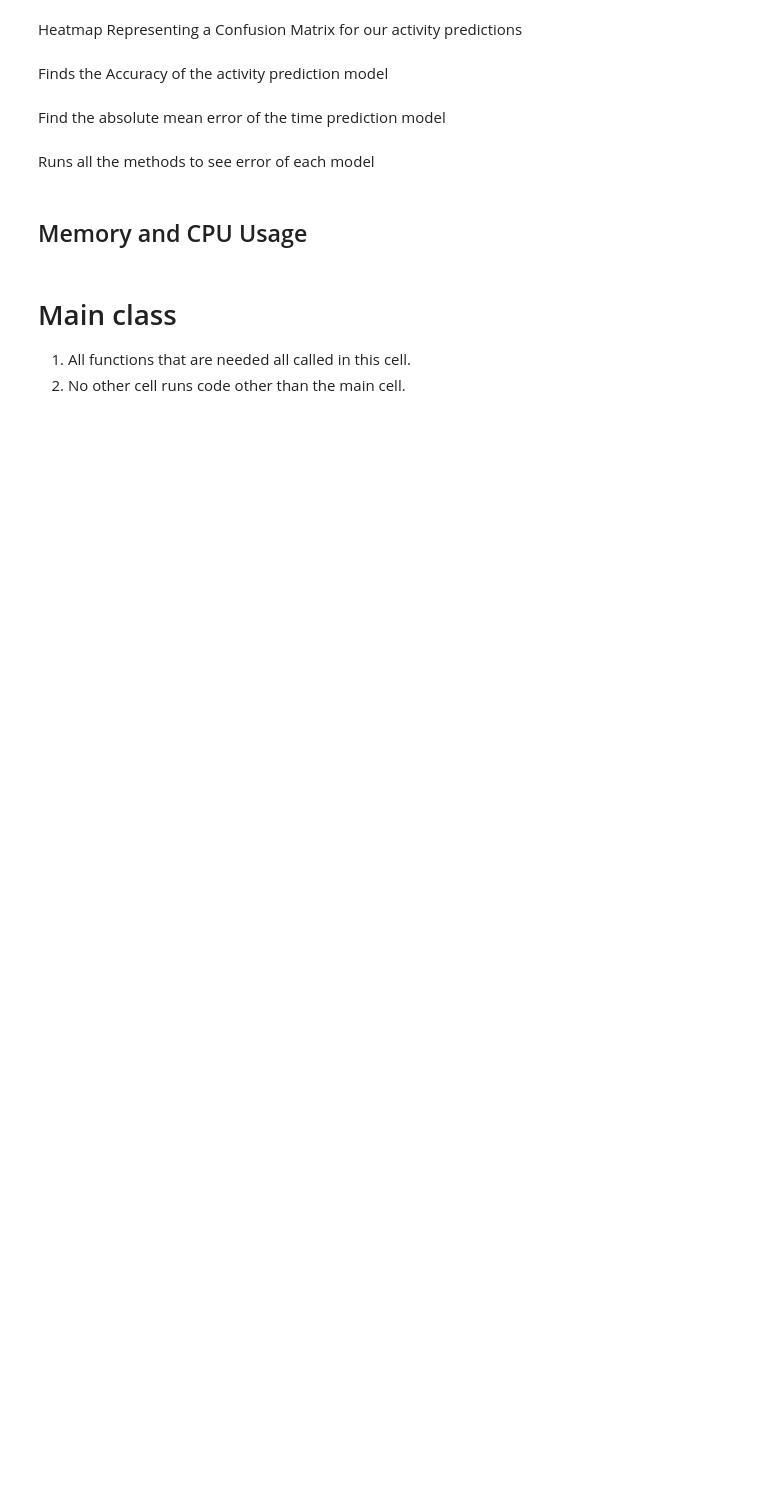
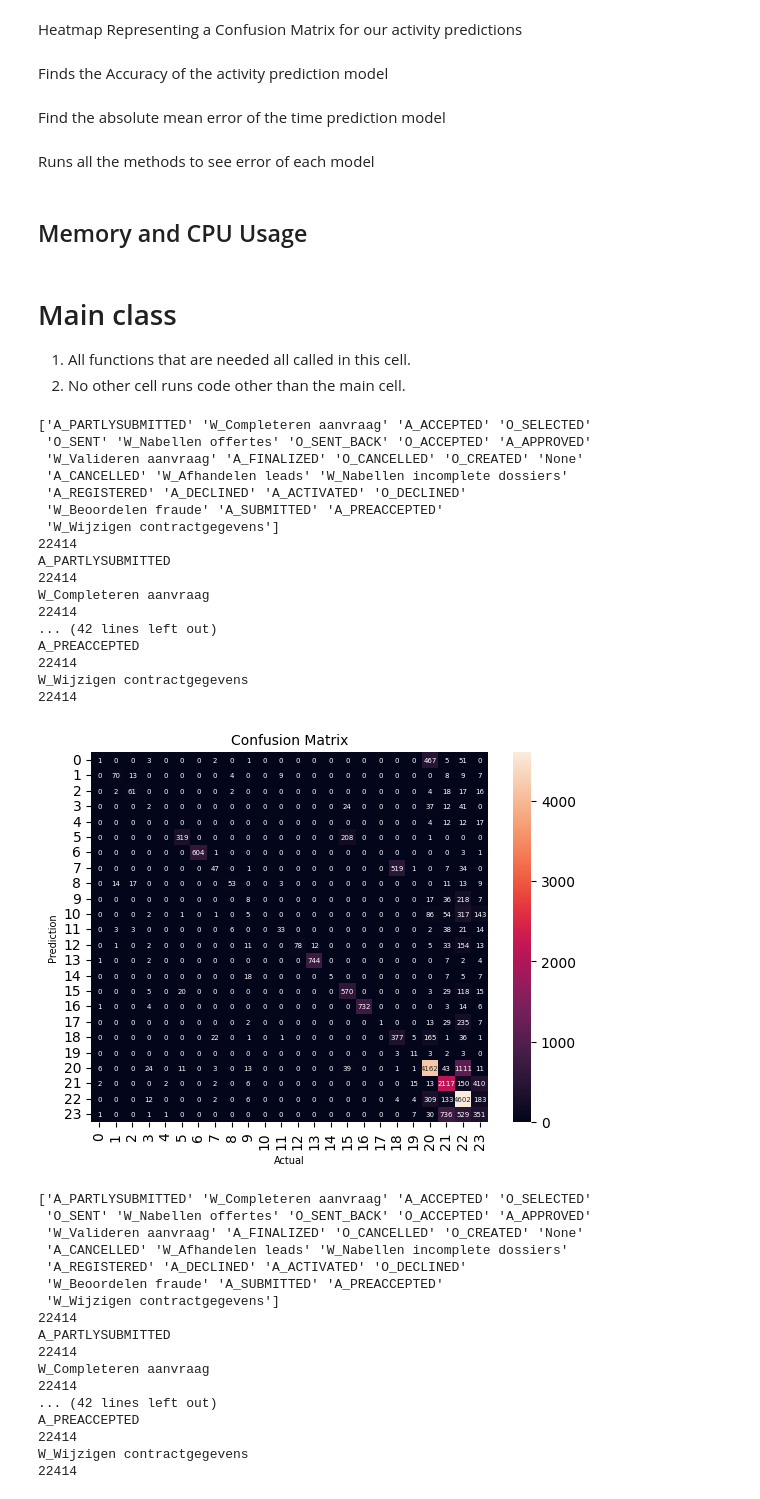
Before and after one commit to yuhsuanlintue/2IOI0_G6, a Jupyter notebook: Jnote.ipynb, the cells around one changed output. Drawn from its saved outputs; the diff is of its cells as text; code cells hidden in the pictures; blank space fills up the shorter version.

Commit message:
Trying to fix heatmap

```diff
--- a/Jnote.ipynb
+++ b/Jnote.ipynb
@@ -639,6 +639,19 @@ def root_mean_square_error(df, prediction_time):
     print(f'RMS = {rms:.1f}')
 # %% [markdown]
 Heatmap Representing a Confusion Matrix for our activity predictions
+# %%
+def get_amount_activity(df, prediction_activity):
+    event_names = pd.read_csv('db/aggregation_encoding_train.csv')
+    event_names = event_names['ground_truth_activity'].unique()
+    event_names[13] = 'None'
+    df['error_activity'] = df['ground_truth_activity'] == df[prediction_activity]
+    print(df['error_activity'].size)
+    for x in event_names:
+        print(x)
+        df[x] = df['event concept:name'] == x
+        df[x + 'correct pred'] = df[x] == df['error_activity']
+        correct_predictions = df[x + 'correct pred'].count()
+        print(correct_predictions)
 # %%
 def error_visualisation_activity(df, prediction_activity):
     cm = confusion_matrix(df['ground_truth_activity'], df[prediction_activity])
@@ -671,10 +684,11 @@ Runs all the methods to see error of each model
 def error_model(predictor_path, prediction_activity, prediction_time):
     df_error_model = pd.read_csv(predictor_path)
     df_error_model = df_error_model.fillna('None')
-    error_activity(df_error_model, prediction_activity)
-    error_time(df_error_model, prediction_time)
-    root_mean_square_error(df_error_model, prediction_time)
-    error_visualisation_time(df_error_model, prediction_time)
+    # error_activity(df_error_model, prediction_activity)
+    # error_time(df_error_model, prediction_time)
+    # root_mean_square_error(df_error_model, prediction_time)
+    # error_visualisation_time(df_error_model, prediction_time)
+    get_amount_activity(df_error_model, prediction_activity)
     error_visualisation_activity(df_error_model, prediction_activity)
 # %% [markdown]
 ## Memory and CPU Usage
@@ -690,8 +704,44 @@ def check_memory_cpu() :
 # %%
 # naive_estimators()
 # mode_estimators()
 # write_aggregation()
 # regression_estimator()
-decision_tree_estimator()
-# error_model('db/S3_Regression_Estimator.csv', 'S_3_activities', 'S_3_time')
-# error_model('db/S2_Aggregation_Estimator.csv', 'S_2_Activity', 'S_2_Time')
+# decision_tree_estimator()
+error_model('db/S3_Regression_Estimator.csv', 'S_3_activities', 'S_3_time')
+error_model('db/S2_Aggregation_Estimator.csv', 'S_2_Activity', 'S_2_Time')
+# %% [output]
+['A_PARTLYSUBMITTED' 'W_Completeren aanvraag' 'A_ACCEPTED' 'O_SELECTED'
+ 'O_SENT' 'W_Nabellen offertes' 'O_SENT_BACK' 'O_ACCEPTED' 'A_APPROVED'
+ 'W_Valideren aanvraag' 'A_FINALIZED' 'O_CANCELLED' 'O_CREATED' 'None'
+ 'A_CANCELLED' 'W_Afhandelen leads' 'W_Nabellen incomplete dossiers'
+ 'A_REGISTERED' 'A_DECLINED' 'A_ACTIVATED' 'O_DECLINED'
+ 'W_Beoordelen fraude' 'A_SUBMITTED' 'A_PREACCEPTED'
+ 'W_Wijzigen contractgegevens']
+22414
+A_PARTLYSUBMITTED
+22414
+W_Completeren aanvraag
+22414
+... (42 lines left out)
+A_PREACCEPTED
+22414
+W_Wijzigen contractgegevens
+22414
+[figure, added]
+['A_PARTLYSUBMITTED' 'W_Completeren aanvraag' 'A_ACCEPTED' 'O_SELECTED'
+ 'O_SENT' 'W_Nabellen offertes' 'O_SENT_BACK' 'O_ACCEPTED' 'A_APPROVED'
+ 'W_Valideren aanvraag' 'A_FINALIZED' 'O_CANCELLED' 'O_CREATED' 'None'
+ 'A_CANCELLED' 'W_Afhandelen leads' 'W_Nabellen incomplete dossiers'
+ 'A_REGISTERED' 'A_DECLINED' 'A_ACTIVATED' 'O_DECLINED'
+ 'W_Beoordelen fraude' 'A_SUBMITTED' 'A_PREACCEPTED'
+ 'W_Wijzigen contractgegevens']
+22414
+A_PARTLYSUBMITTED
+22414
+W_Completeren aanvraag
+22414
+... (42 lines left out)
+A_PREACCEPTED
+22414
+W_Wijzigen contractgegevens
+22414
```
Also changed, not shown: parts of 1 cell of this notebook.
